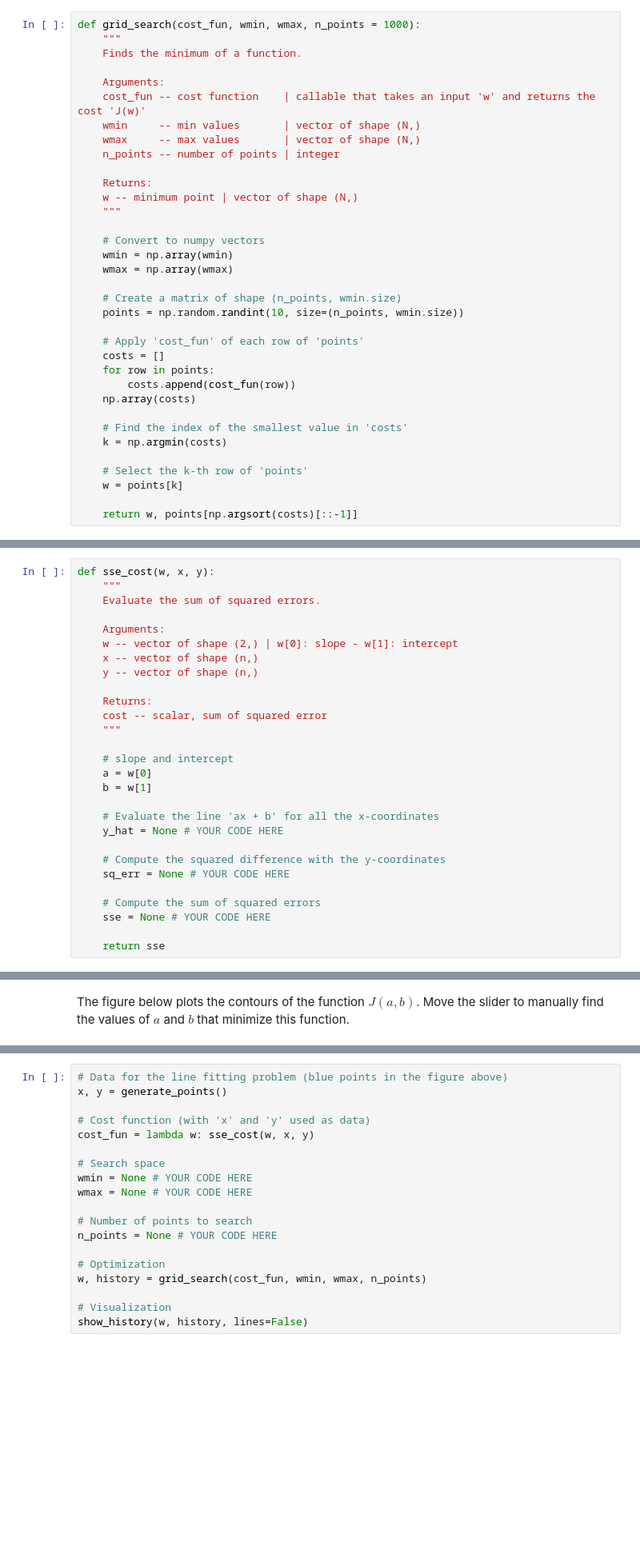
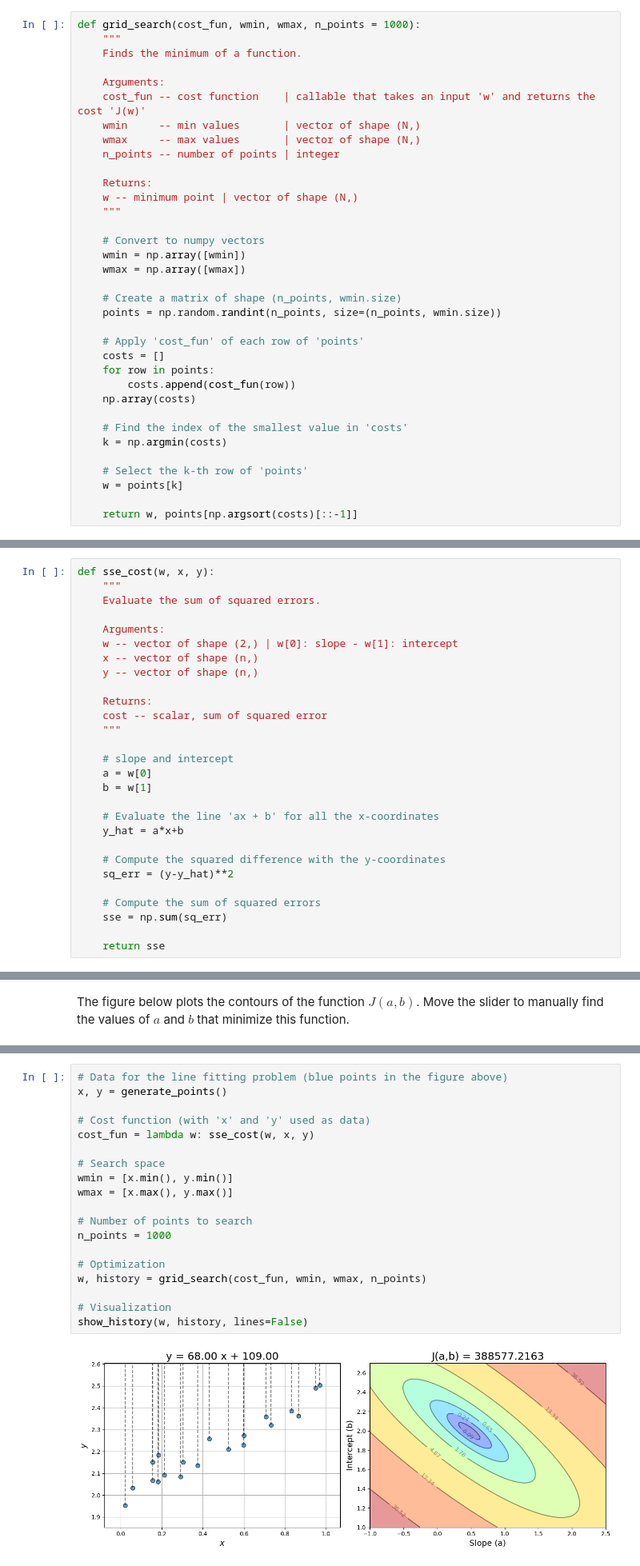
Before and after one commit to Aubert-Antoine/IGI-3013-Optimisation-et-introduction-IA, a Jupyter notebook: LAB02/lab02.ipynb, the cells around one changed output, grey strips where cells are left out. Shown at 80% size. Saved outputs shown, nothing was run; the diff lists cells and outputs as text; blank space fills up the shorter version.

```diff
--- a/LAB02/lab02.ipynb
+++ b/LAB02/lab02.ipynb
@@ -453,11 +474,11 @@ def grid_search(cost_fun, wmin, wmax, n_points = 1000):
     """
 
     # Convert to numpy vectors
-    wmin = np.array(wmin)
-    wmax = np.array(wmax)
+    wmin = np.array([wmin])
+    wmax = np.array([wmax])
 
     # Create a matrix of shape (n_points, wmin.size)
-    points = np.random.randint(10, size=(n_points, wmin.size))
+    points = np.random.randint(n_points, size=(n_points, wmin.size))
 
     # Apply 'cost_fun' of each row of 'points'
     costs = []
@@ -542,13 +570,13 @@ def sse_cost(w, x, y):
     b = w[1]
 
     # Evaluate the line 'ax + b' for all the x-coordinates
-    y_hat = None # YOUR CODE HERE
+    y_hat = a*x+b
 
     # Compute the squared difference with the y-coordinates
-    sq_err = None # YOUR CODE HERE
+    sq_err = (y-y_hat)**2
 
     # Compute the sum of squared errors
-    sse = None # YOUR CODE HERE
+    sse = np.sum(sq_err)
 
     return sse
 # %%
@@ -570,22 +609,24 @@ create_widget()
 # %%
 # Data for the line fitting problem (blue points in the figure above)
 x, y = generate_points()
 
 # Cost function (with 'x' and 'y' used as data)
 cost_fun = lambda w: sse_cost(w, x, y)
 
 # Search space
-wmin = None # YOUR CODE HERE
-wmax = None # YOUR CODE HERE
+wmin = [x.min(), y.min()]
+wmax = [x.max(), y.max()]
 
 # Number of points to search
-n_points = None # YOUR CODE HERE
+n_points = 1000
 
 # Optimization
 w, history = grid_search(cost_fun, wmin, wmax, n_points)
 
 # Visualization
 show_history(w, history, lines=False)
+# %% [output]
+[figure, added]
 # %% [markdown]
 ## Part 2. Random search
 
```
Also changed, not shown: parts of 15 cells of this notebook, 4 other files.
